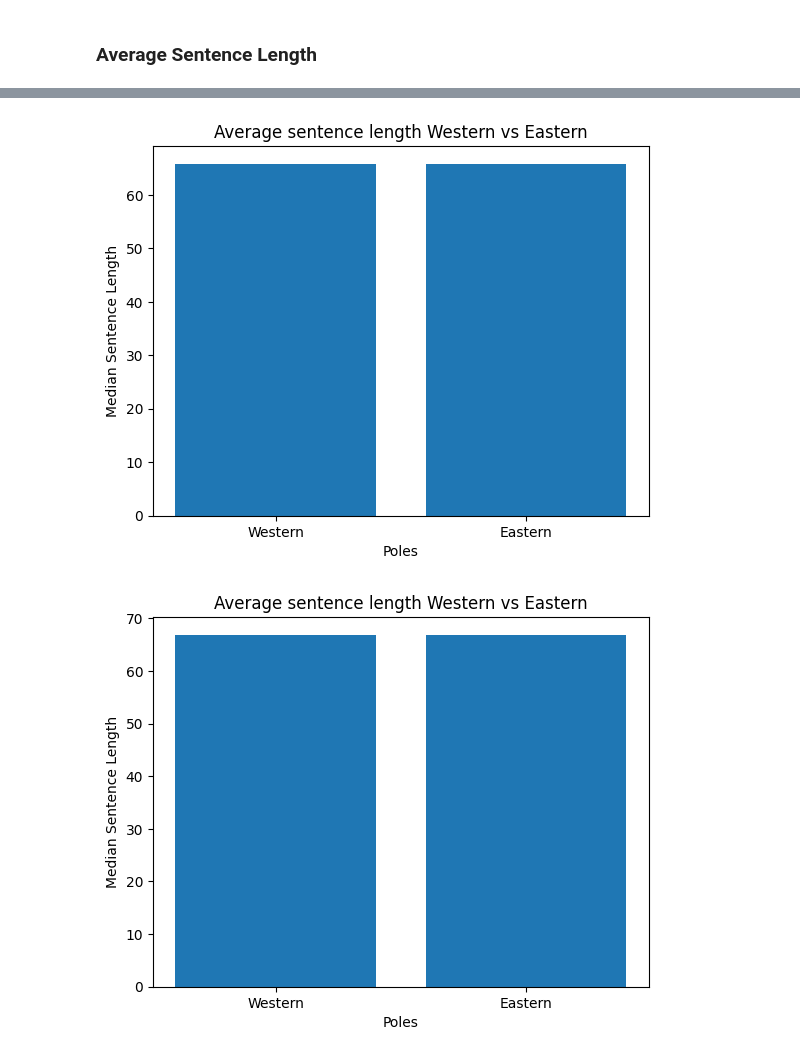
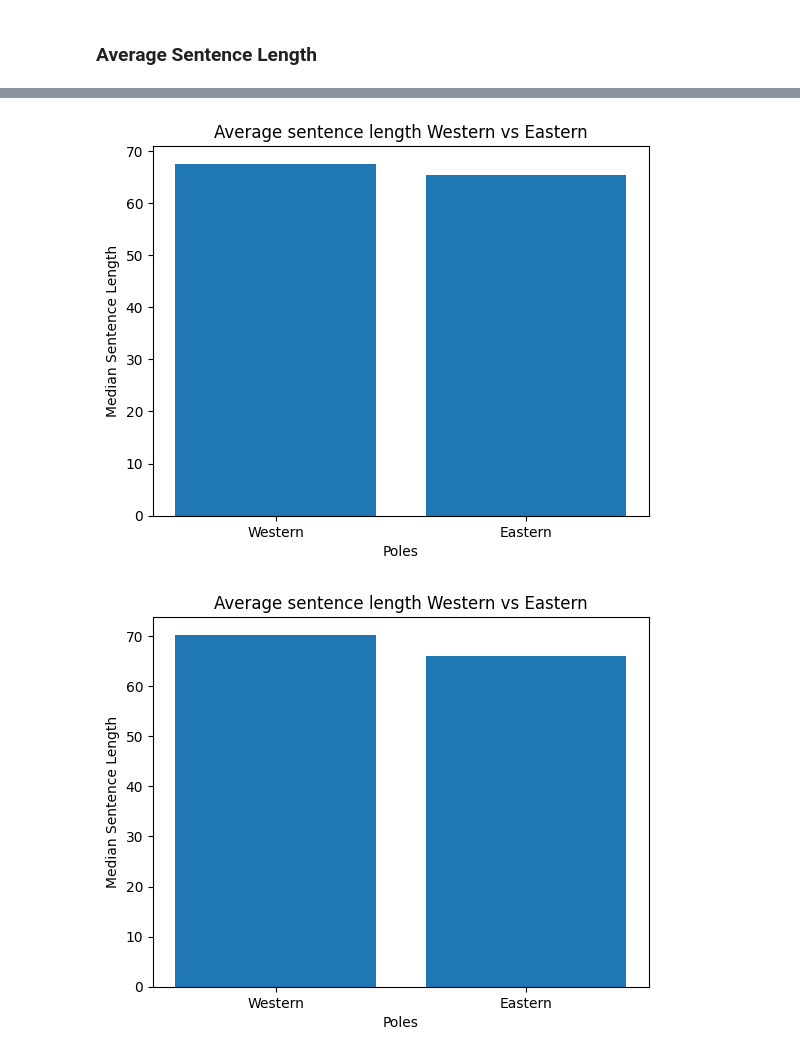
Before and after one commit to jdobladez/LangAI-Assignment, a Jupyter notebook: Data Exploration.ipynb, the cells around one changed output, grey strips where cells are left out. Saved outputs shown, nothing was run; the diff lists cells and outputs as text; code cells hidden in the pictures.

```diff
--- a/Data Exploration.ipynb
+++ b/Data Exploration.ipynb
@@ -281,7 +267,7 @@ nationality['avg_sentence_length'] = nationality['post'].apply(lambda x: sum(len
 grouped['avg_sentence_length'] = grouped['post'].apply(lambda x: sum(len(s) for s in sent_tokenize(x)) / len(sent_tokenize(x)))
 # %%
 # Plot the bar chart
-counts = nationality['avg_sentence_length'].median()
+counts = nationality.groupby('Poles')['avg_sentence_length'].median()
 poles = nationality['Poles'].unique()
 
 plt.bar(poles, counts)
@@ -290,10 +276,16 @@ plt.xlabel('Poles')
 plt.ylabel('Median Sentence Length')
 plt.show()
 # %% [output]
-[figure, old version]
+[figure, new version]
 # %%
 # Plot the bar chart
-counts = grouped['avg_sentence_length'].median()
+counts = grouped.groupby('Poles')['avg_sentence_length'].median()
 poles = grouped['Poles'].unique()
+
+plt.bar(poles, counts)
+plt.title('Average sentence length Western vs Eastern')
+plt.xlabel('Poles')
+plt.ylabel('Median Sentence Length')
+plt.show()
 # %% [output]
-[figure, old version]
+[figure, new version]
```
Also changed, not shown: parts of 29 cells of this notebook.
